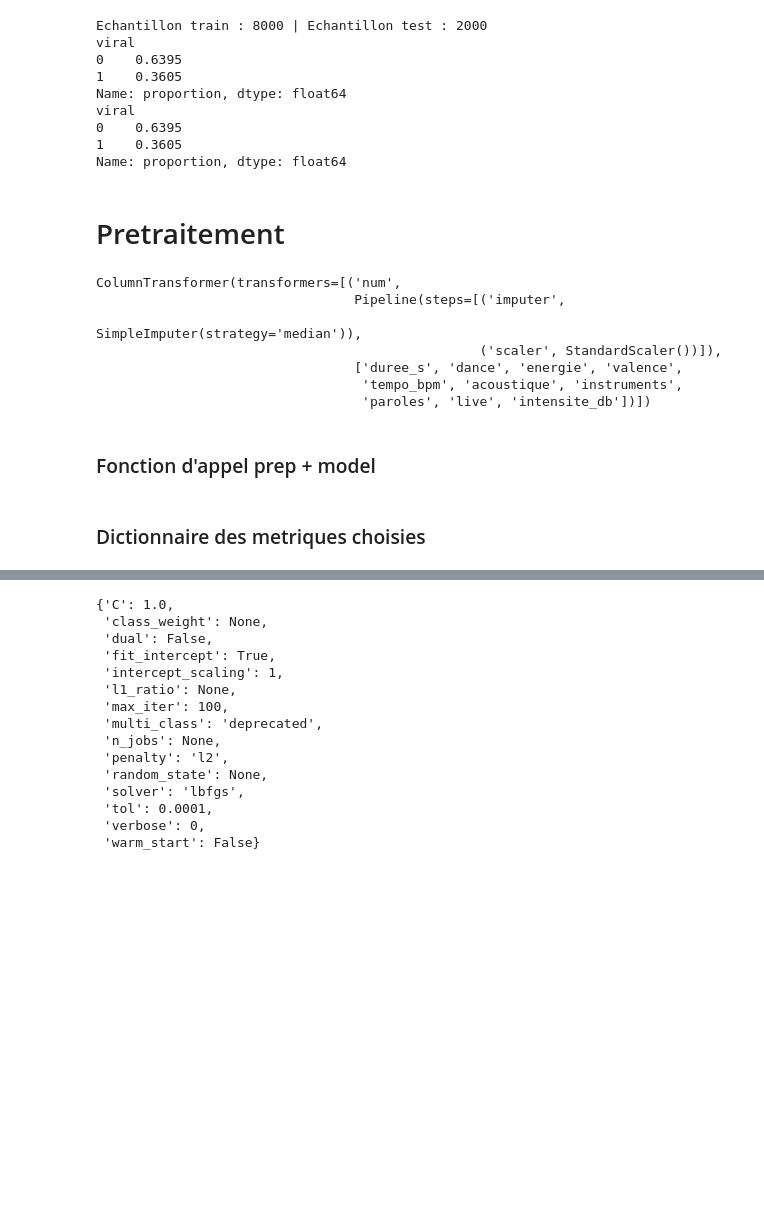
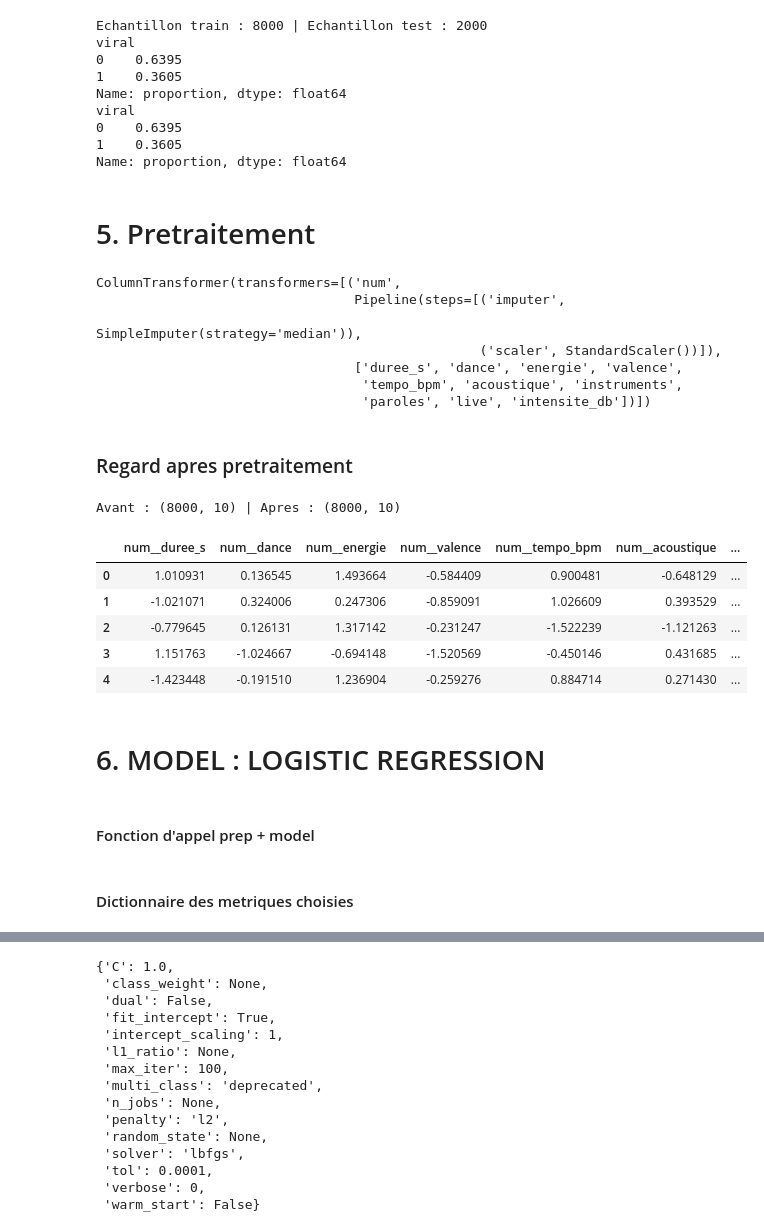
Before and after one commit to wilfriedx20/ml-exercises, a Jupyter notebook: classification/viral_songs/viral_songs.ipynb, the cells around one changed output, grey strips where cells are left out. Cells and saved outputs as stored; diff of their text form; code cells hidden in the pictures; blank space fills up the shorter version.

```diff
--- a/classification/viral_songs/viral_songs.ipynb
+++ b/classification/viral_songs/viral_songs.ipynb
@@ -342,7 +349,7 @@ viral
 1    0.3605
 Name: proportion, dtype: float64
 # %% [markdown]
-# Pretraitement
+# 5. Pretraitement
 # %%
 numeric_cols = ['duree_s', 'dance', 'energie', 'valence', 'tempo_bpm',
                'acoustique','instruments', 'paroles', 'live', 'intensite_db']
@@ -369,8 +376,26 @@ ColumnTransformer(transformers=[('num',
                                  ['duree_s', 'dance', 'energie', 'valence',
                                   'tempo_bpm', 'acoustique', 'instruments',
                                   'paroles', 'live', 'intensite_db'])])
+# %% [markdown]
+### Regard apres pretraitement
+# %%
+Xt = clone(preprocessor).fit_transform(X_train)
+noms = preprocessor.fit(X_train).get_feature_names_out()
+
+print(f"Avant : {X_train.shape} | Apres : {Xt.shape}")
+pd.DataFrame(Xt, columns=noms).head()
+# %% [output]
+Avant : (8000, 10) | Apres : (8000, 10)
+|  | num__duree_s | num__dance | num__energie | num__valence | num__tempo_bpm | num__acoustique | ... |
+| 0 | 1.010931 | 0.136545 | 1.493664 | -0.584409 | 0.900481 | -0.648129 | ... |
+| 1 | -1.021071 | 0.324006 | 0.247306 | -0.859091 | 1.026609 | 0.393529 | ... |
+| 2 | -0.779645 | 0.126131 | 1.317142 | -0.231247 | -1.522239 | -1.121263 | ... |
+| 3 | 1.151763 | -1.024667 | -0.694148 | -1.520569 | -0.450146 | 0.431685 | ... |
+| 4 | -1.423448 | -0.191510 | 1.236904 | -0.259276 | 0.884714 | 0.271430 | ... |
+# %% [markdown]
+# 6. MODEL : LOGISTIC REGRESSION
 # %% [markdown]
-### Fonction d'appel prep + model
+#### Fonction d'appel prep + model
 # %%
 def make_pipe(model) :
     """Assemblage pretraitement + modele"""
@@ -378,5 +403,5 @@ def make_pipe(model) :
 # %% [markdown]
-### Dictionnaire des metriques choisies
+#### Dictionnaire des metriques choisies
 # %%
 SCORING = {
     'precision' : 'precision',
```
Also changed, not shown: parts of 30 cells of this notebook.
